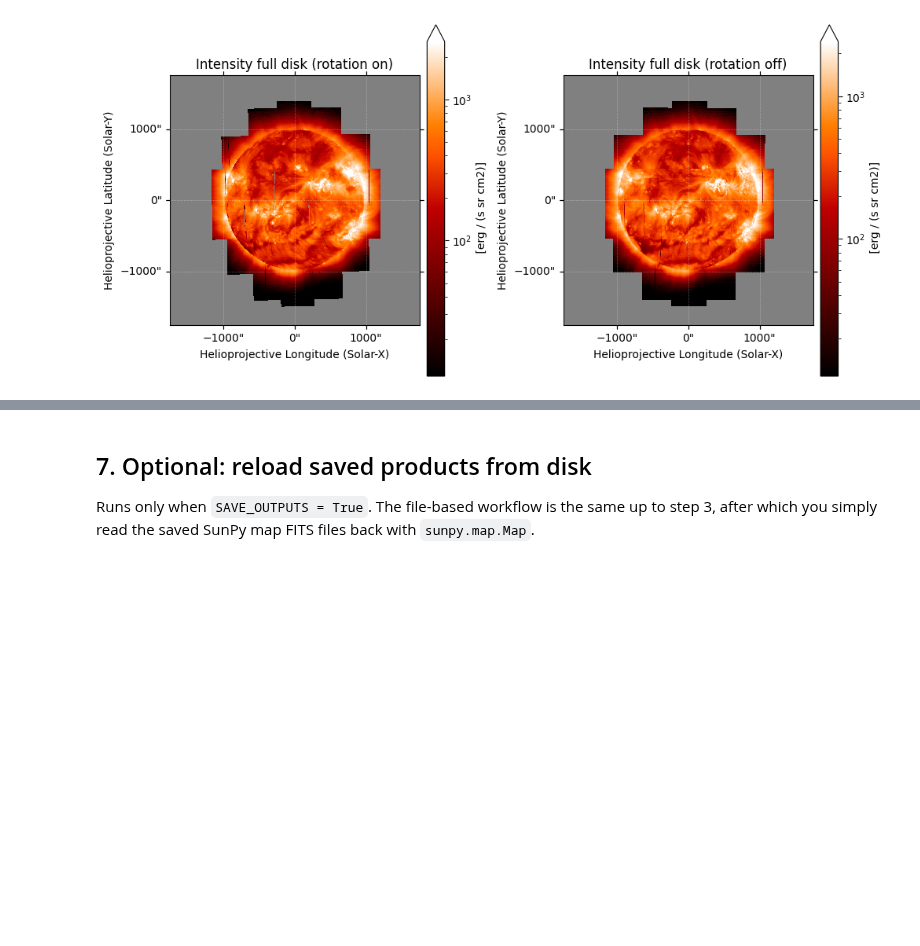
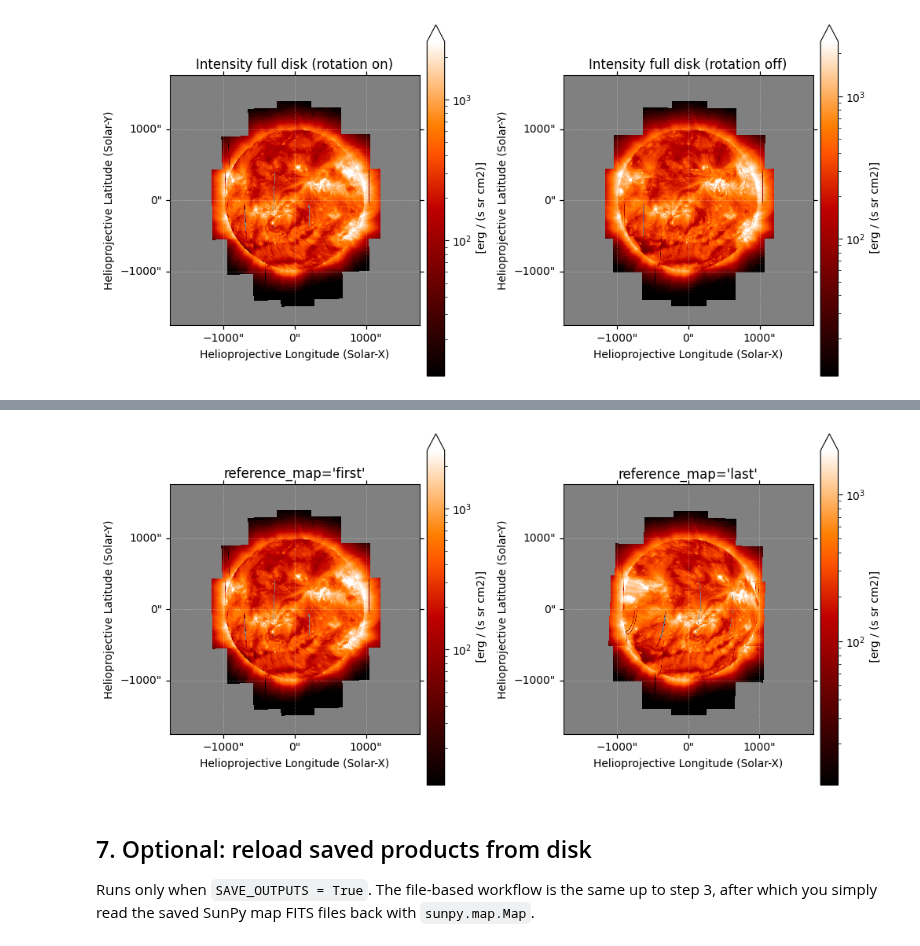
Before and after one commit to jamesmckevitt/eismaps, a Jupyter notebook: full_disk_tutorial.ipynb, the cells around one changed output, grey strips where cells are left out. Saved outputs shown, nothing was run; the diff lists cells and outputs as text; code cells hidden in the pictures; blank space fills up the shorter version.

Commit message:
Show new disk reference map options in tutorial

```diff
--- a/full_disk_tutorial.ipynb
+++ b/full_disk_tutorial.ipynb
@@ -217,3 +221,44 @@ plt.show()
+# %%
+int_fd_ref_first, _ = eismaps.make_helioprojective_map(
+    calibrated_int_maps,
+    overlap='mean',
+    apply_rotation=True,
+    preserve_limb=True,
+    remove_off_disk=False,
+    algorithm='interpolation',
+    ncpu=NCPU,
+    reference_map='first',
+)
+
+int_fd_ref_last, _ = eismaps.make_helioprojective_map(
+    calibrated_int_maps,
+    overlap='mean',
+    apply_rotation=True,
+    preserve_limb=True,
+    remove_off_disk=False,
+    algorithm='interpolation',
+    ncpu=NCPU,
+    reference_map='last',
+)
+
+print('Reference time (first):', int_fd_ref_first.meta.get('date_obs'))
+print('Reference time (last) :', int_fd_ref_last.meta.get('date_obs'))
+# %%
+fig = plt.figure(figsize=(10, 5), constrained_layout=True)
+
+ax1 = fig.add_subplot(1, 2, 1, projection=int_fd_ref_first)
+im1 = int_fd_ref_first.plot(axes=ax1)
+ax1.set_title("reference_map='first'")
+plt.colorbar(im1, ax=ax1, pad=0.03, extend='max', label=_cbar_label(int_fd_ref_first))
+
+ax2 = fig.add_subplot(1, 2, 2, projection=int_fd_ref_last)
+im2 = int_fd_ref_last.plot(axes=ax2)
+ax2.set_title("reference_map='last'")
+plt.colorbar(im2, ax=ax2, pad=0.03, extend='max', label=_cbar_label(int_fd_ref_last))
+
+plt.show()
+# %% [output]
+[figure, added]
 # %% [markdown]
 ## 7. Optional: reload saved products from disk
 
```
Also changed, not shown: parts of 1 cell of this notebook.
